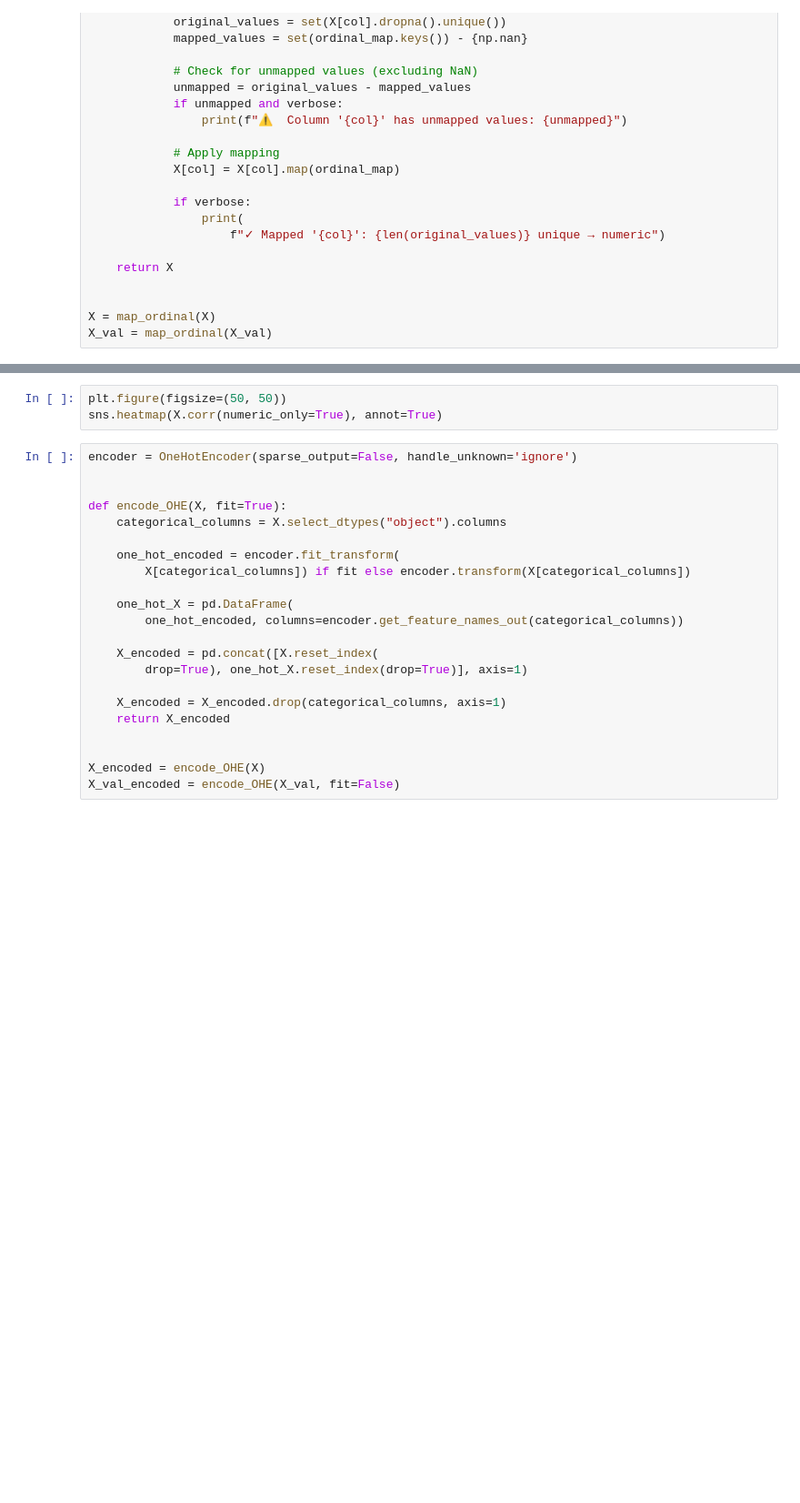
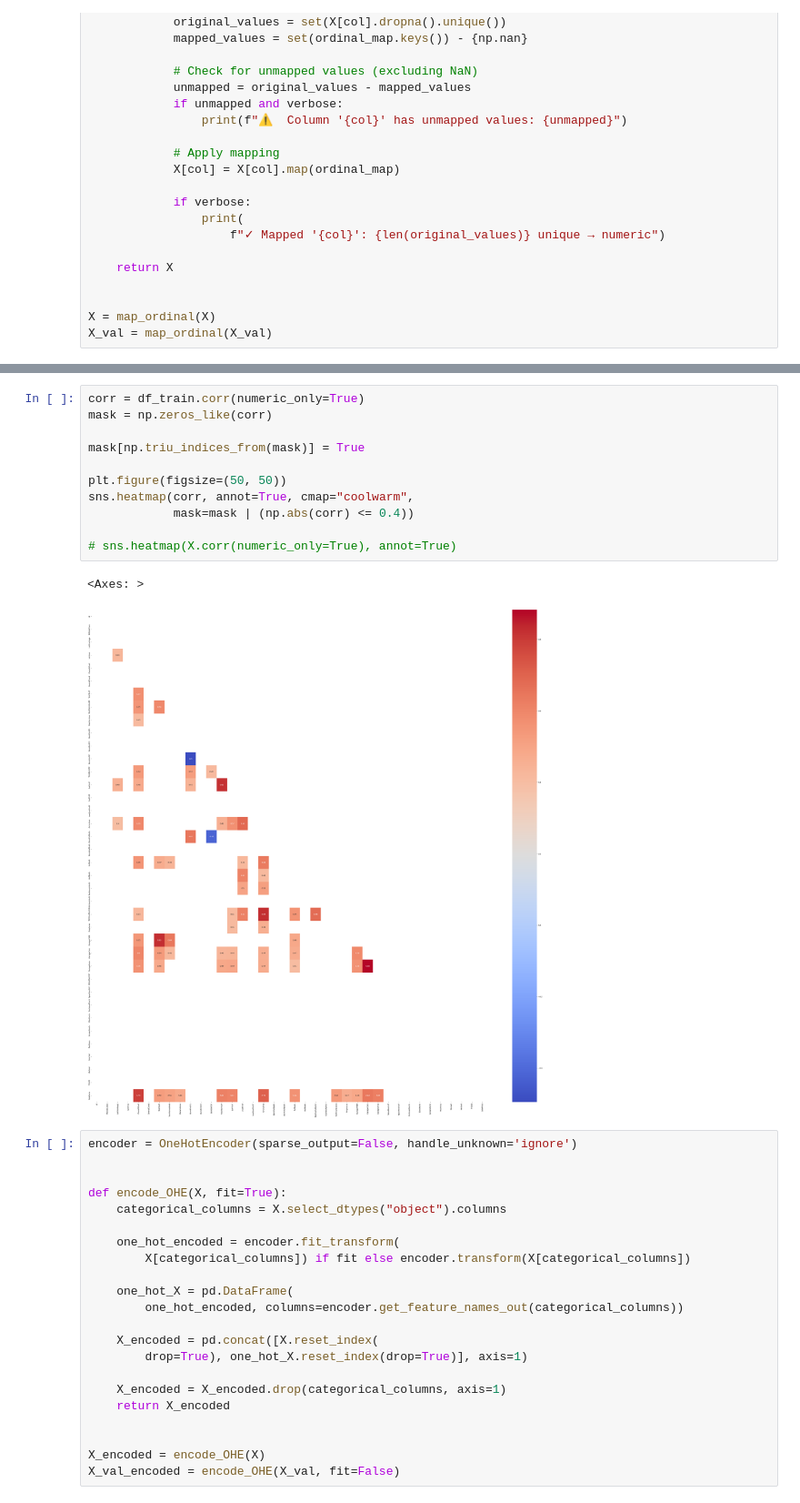
Before and after one commit to Ahmad-AbuGhazaleh/ai-ds-3projects, a Jupyter notebook: house-prices/experiments/learn_from_doing.ipynb, the cells around one changed output, grey strips where cells are left out. Shown at 91% size. Saved outputs shown, nothing was run; the diff lists cells and outputs as text; blank space fills up the shorter version.

```diff
--- a/house-prices/experiments/learn_from_doing.ipynb
+++ b/house-prices/experiments/learn_from_doing.ipynb
@@ -295,6 +306,17 @@ X.isna().sum()[lambda x:x > 0].sort_values(ascending=False)
 # %%
+corr = df_train.corr(numeric_only=True)
+mask = np.zeros_like(corr)
+
+mask[np.triu_indices_from(mask)] = True
+
 plt.figure(figsize=(50, 50))
-sns.heatmap(X.corr(numeric_only=True), annot=True)
+sns.heatmap(corr, annot=True, cmap="coolwarm",
+            mask=mask | (np.abs(corr) <= 0.4))
+
+# sns.heatmap(X.corr(numeric_only=True), annot=True)
+# %% [output]
+<Axes: >
+[figure, added]
 # %%
 encoder = OneHotEncoder(sparse_output=False, handle_unknown='ignore')
 
```
Also changed, not shown: parts of 2 cells of this notebook, 2 other files.
